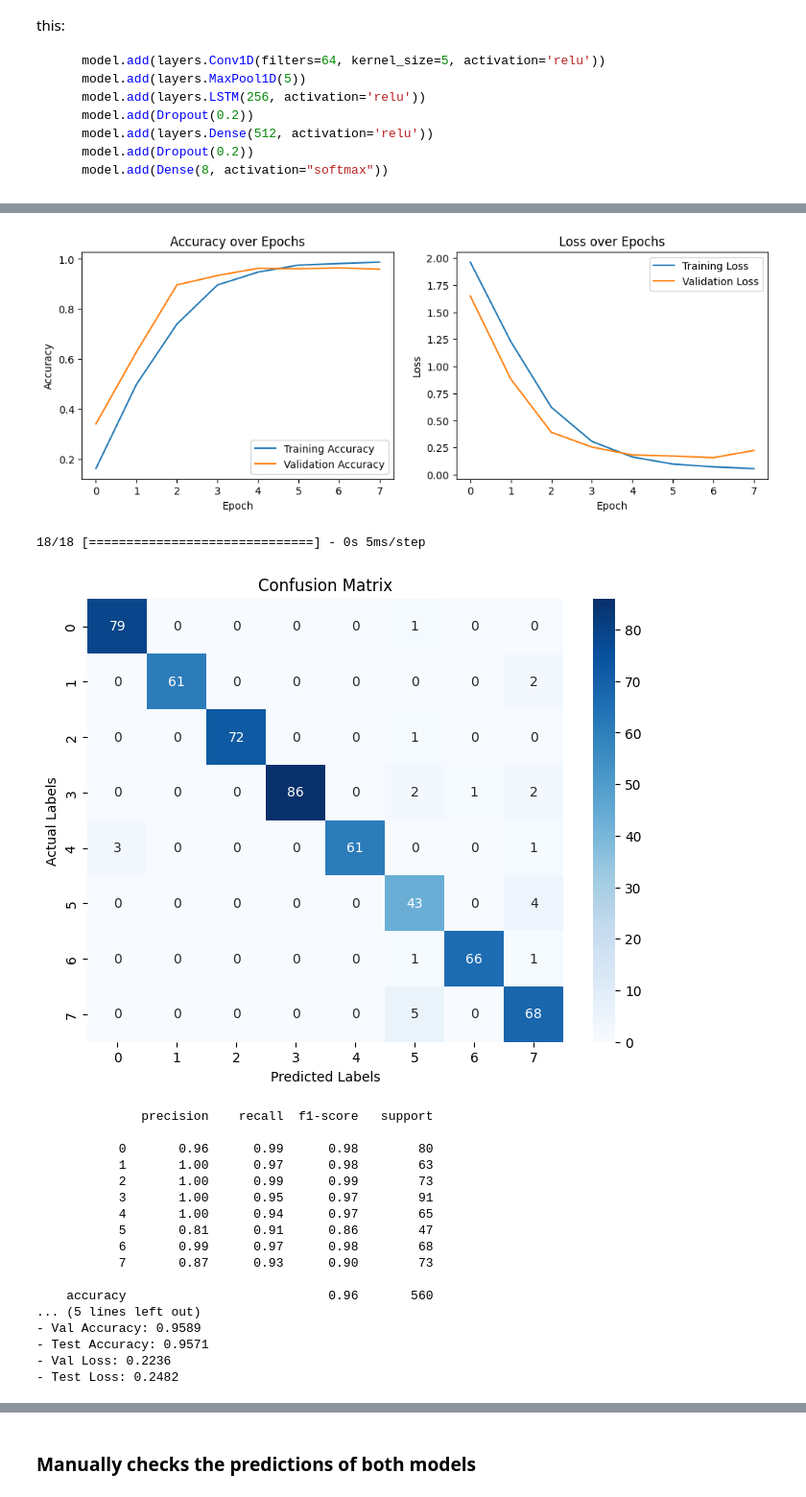
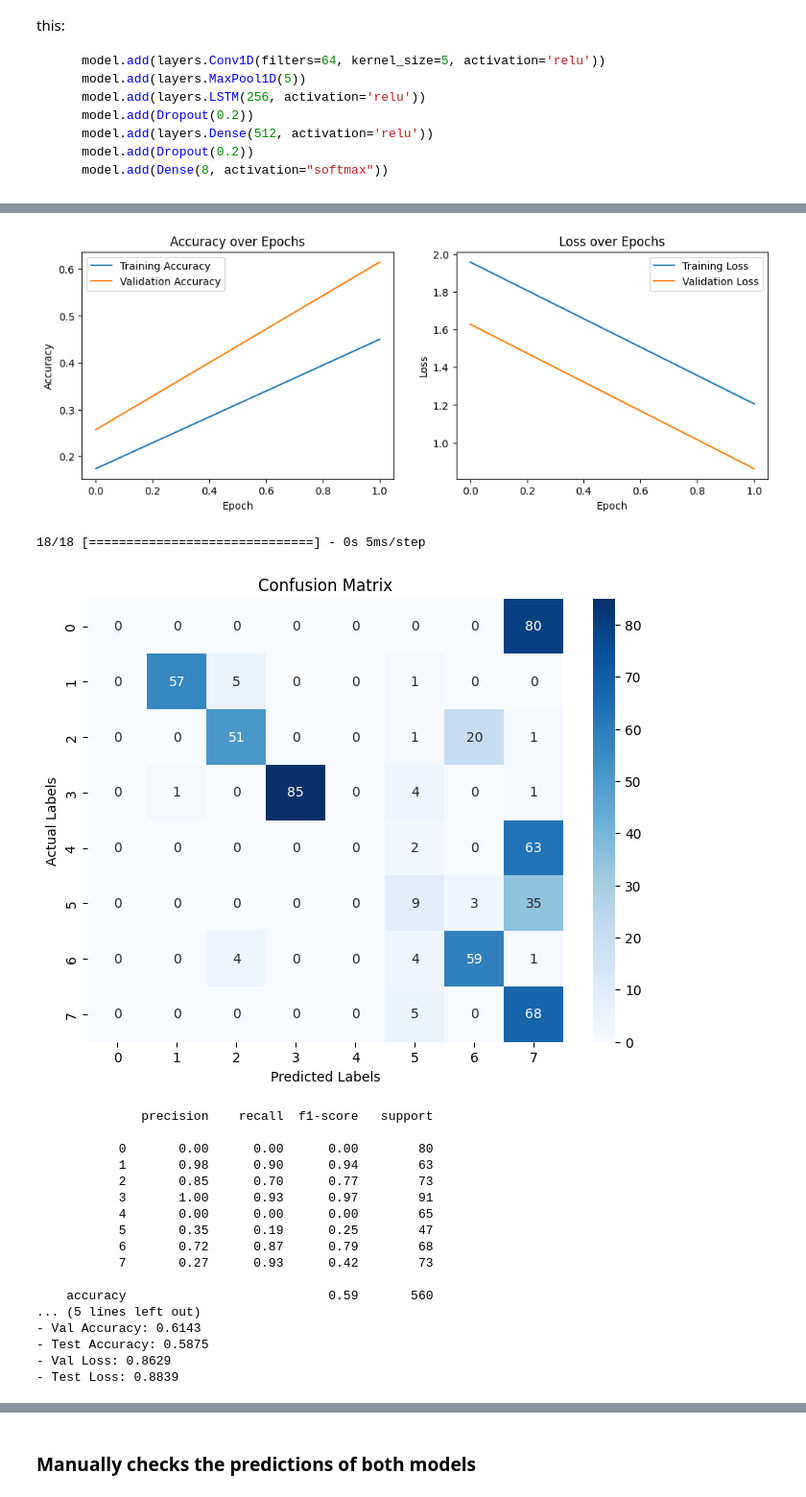
Before and after one commit to Danneftw1/Deep-Learning, a Jupyter notebook: Projekt/projekt.ipynb, the cells around one changed output, grey strips where cells are left out. Shown at 96% size. Saved outputs shown, nothing was run; the diff lists cells and outputs as text; code cells hidden in the pictures.

Commit message:
added hyperband

```diff
--- a/Projekt/projekt.ipynb
+++ b/Projekt/projekt.ipynb
@@ -770,5 +796,8 @@ hateful_texts_padded = X_test_padded[binary_predictions.flatten() == 1]
 # %%
 X_train, X_val, X_test, y_train, y_val, y_test = model_data_split(df["text"], df["identity_encoding"])
-tokenization_and_padding()
+print(y_train)
+train_df, y_train = data_augmentation_translate(X_train, y_train, "text", "label")
 
-X_train_padded, X_val_padded, X_test_padded, embedding_dim, vocab_size, max_length = tokenization_and_padding(X_train=X_train, X_val=X_val, X_test=X_test)
+X_train_padded, X_val_padded, X_test_padded, embedding_dim, vocab_size, max_length = tokenization_and_padding(
+    train_data=train_df['text'], X_val=X_val, X_test=X_test
+)
@@ -806,6 +850,41 @@ Total params: 580456 (2.21 MB)
 Trainable params: 580456 (2.21 MB)
 Non-trainable params: 0 (0.00 Byte)
 _________________________________________________________________
+# %%
+def build_identity_model(hp):
+    vocab_size = 2000
+    embedding_dim = hp.Int('embedding_dim', min_value=100, max_value=200, step=100)
+    max_length = 40
+
+    model = Sequential()
+    model.add(Embedding(vocab_size, embedding_dim, input_length=max_length))
+    model.add(Conv1D(filters=hp.Int('conv_filters', 32, 96, step=32),
+                     kernel_size=5,
+                     activation=hp.Choice('conv_activation', ['relu', 'tanh', 'sigmoid'])))
+    model.add(MaxPool1D(5))
+    model.add(LSTM(hp.Int('lstm_units', 128, 384, step=128), activation=hp.Choice('lstm_activation', ['relu', 'tanh', 'sigmoid'])))
+    model.add(Dropout(hp.Float('dropout_1', min_value=0.2, max_value=0.4, step=0.2)))
+    model.add(Dense(hp.Int('dense_units', 128, 384, step=128), activation=hp.Choice('dense_activation', ['relu', 'tanh', 'sigmoid'])))
+    model.add(Dropout(hp.Float('dropout_2', min_value=0.2, max_value=0.4, step=0.2)))
+    model.add(Dense(8, activation="softmax"))
+
+    model.compile(optimizer='adam', loss='sparse_categorical_crossentropy', metrics=['accuracy'])
+    return model
+
+# Set up Hyperband tuner for identity classification model
+tuner_identity = kt.Hyperband(
+    build_identity_model,
+    objective='val_accuracy',
+    max_epochs=10,
+    hyperband_iterations=2,
+    directory='hyperband',
+    project_name='identity_classification'
+)
+
+identity_classification_model = tuner_identity.get_best_models(num_models=1)[0]
+
+# Start search
+tuner_identity.search(X_train_padded, y_train, epochs=10, validation_data=(X_val_padded, y_val), max_trials=50)
 # %%
-model_fit_and_plot_val_train(model=identity_classification_model, epochs=50, es=False, X_train_padded=X_train_padded, y_train=y_train, X_val_padded=X_val_padded, y_val=y_val)
+model_fit_and_plot_val_train(model=identity_classification_model, epochs=2, es=False, X_train_padded=X_train_padded, y_train=y_train, X_val_padded=X_val_padded, y_val=y_val)
 # %% [output]
@@ -828,23 +895,23 @@ Epoch 8/8
-[figure, old version]
+[figure, new version]
 18/18 [==============================] - 0s 5ms/step
-[figure, old version]
+[figure, new version]
               precision    recall  f1-score   support
 
-           0       0.96      0.99      0.98        80
-           1       1.00      0.97      0.98        63
-           2       1.00      0.99      0.99        73
-           3       1.00      0.95      0.97        91
-           4       1.00      0.94      0.97        65
-           5       0.81      0.91      0.86        47
-           6       0.99      0.97      0.98        68
-           7       0.87      0.93      0.90        73
+           0       0.00      0.00      0.00        80
+           1       0.98      0.90      0.94        63
+           2       0.85      0.70      0.77        73
+           3       1.00      0.93      0.97        91
+           4       0.00      0.00      0.00        65
+           5       0.35      0.19      0.25        47
+           6       0.72      0.87      0.79        68
+           7       0.27      0.93      0.42        73
 
-    accuracy                           0.96       560
+    accuracy                           0.59       560
 ... (5 lines left out)
-- Val Accuracy: 0.9589
-- Test Accuracy: 0.9571
-- Val Loss: 0.2236
-- Test Loss: 0.2482
+- Val Accuracy: 0.6143
+- Test Accuracy: 0.5875
+- Val Loss: 0.8629
+- Test Loss: 0.8839
 # %%
 # identity predictions on the second model with the hateful texts extracted from the first model
 identity_predictions = identity_classification_model.predict(hateful_texts_padded)
```
Also changed, not shown: parts of 23 cells of this notebook, 5 other files.
